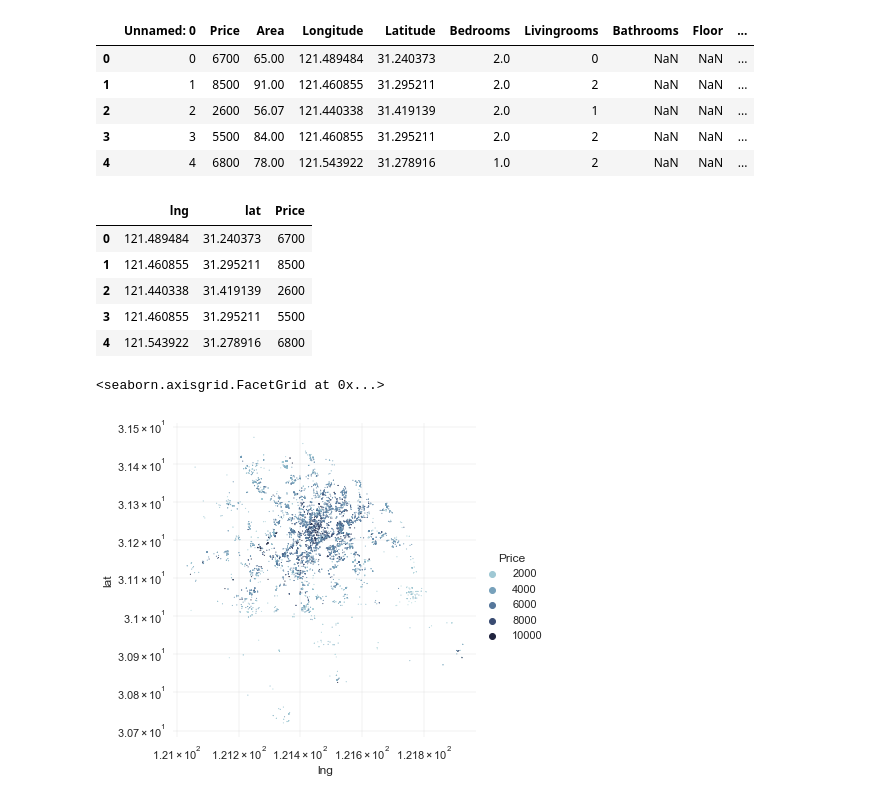
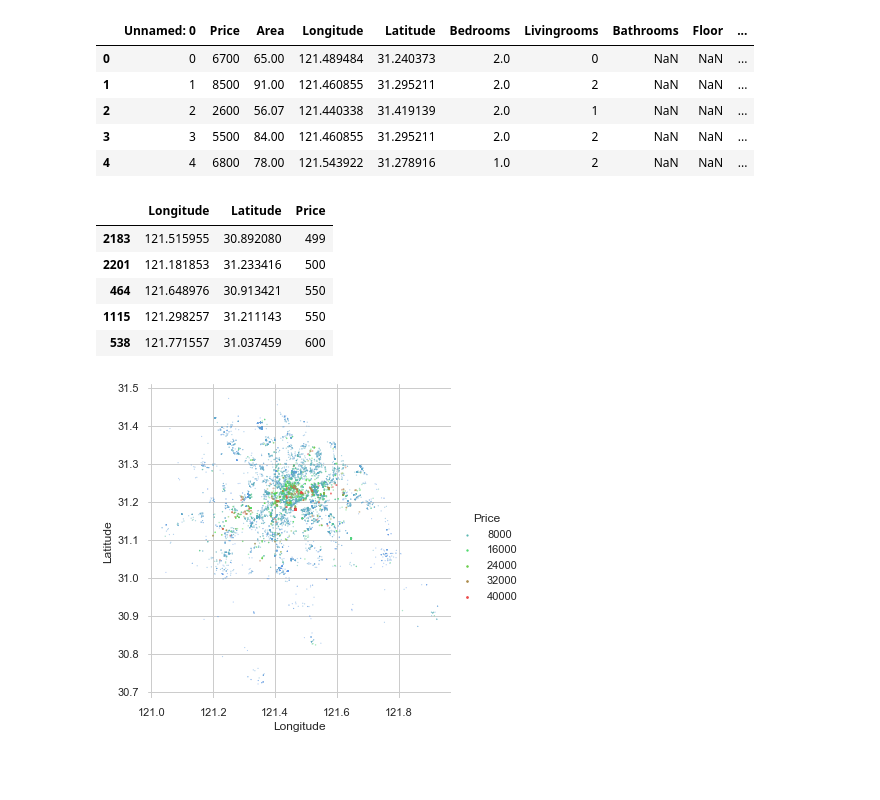
Before and after one commit to EdenWuyifan/Fake-Rental-Listing-Identification, a Jupyter notebook: visualization/LngLatPrice.ipynb, the cells around one changed output. Drawn from its saved outputs; the diff is of its cells as text; code cells hidden in the pictures; blank space fills up the shorter version.

```diff
--- a/visualization/LngLatPrice.ipynb
+++ b/visualization/LngLatPrice.ipynb
@@ -17,17 +18,18 @@ df.head()
 | 4 | 4 | 6800 | 78.00 | 121.543922 | 31.278916 | 1.0 | 2 | NaN | NaN | ... |
 # %%
 df = df[['Longitude', 'Latitude', 'Price']]
-df = df.rename(columns={"Longitude": "lng", "Latitude": "lat"})
-df.drop(df[df['lng'] < 120.81].index, inplace = True)
-df.drop(df[df['lng'] > 122.12].index, inplace = True)
-df.drop(df[df['lat'] < 30.40].index, inplace = True)
-df.drop(df[df['lat'] > 31.53].index, inplace = True)
-df.drop(df[df['Price'] > 10000].index, inplace = True)
+# df = df.rename(columns={"Longitude": "lng", "Latitude": "lat"})
+df.drop(df[df['Longitude'] < 120.81].index, inplace = True)
+df.drop(df[df['Longitude'] > 122.12].index, inplace = True)
+df.drop(df[df['Latitude'] < 30.40].index, inplace = True)
+df.drop(df[df['Latitude'] > 31.53].index, inplace = True)
+df.drop(df[df['Price'] > 40000].index, inplace = True)
+df = df.sort_values(by=['Price'])
 df.head()
 # %% [output]
-|  | lng | lat | Price |
-| 0 | 121.489484 | 31.240373 | 6700 |
-| 1 | 121.460855 | 31.295211 | 8500 |
-| 2 | 121.440338 | 31.419139 | 2600 |
-| 3 | 121.460855 | 31.295211 | 5500 |
-| 4 | 121.543922 | 31.278916 | 6800 |
+|  | Longitude | Latitude | Price |
+| 2183 | 121.515955 | 30.892080 | 499 |
+| 2201 | 121.181853 | 31.233416 | 500 |
+| 464 | 121.648976 | 30.913421 | 550 |
+| 1115 | 121.298257 | 31.211143 | 550 |
+| 538 | 121.771557 | 31.037459 | 600 |
@@ -34,20 +44,23 @@ df.head()
 # %%
 import seaborn as sns
 sns.set_theme(style="whitegrid")
 
 cmap = sns.cubehelix_palette(rot=-.2, as_cmap=True)
 g = sns.relplot(
     data=df,
-    x="lng", y="lat",
+    x="Longitude", y="Latitude",
     hue="Price",
-    palette=cmap, sizes=(10, 200),
+    palette='own2',
+    size='Price',
+    sizes=(1,3),
     edgecolor=None,
-    s=1
+    s=1,
+    alpha=.5
 )
-g.set(xscale="log", yscale="log")
+# g.set(xscale="log", yscale="log")
 g.ax.xaxis.grid(True, "minor", linewidth=.25)
 g.ax.yaxis.grid(True, "minor", linewidth=.25)
 g.despine(left=True, bottom=True)
+g.savefig("qqq.png")
 # %% [output]
-<seaborn.axisgrid.FacetGrid at 0x...>
-[figure, old version]
+[figure, new version]
```
Also changed, not shown: parts of 2 cells of this notebook, 4 other files.
